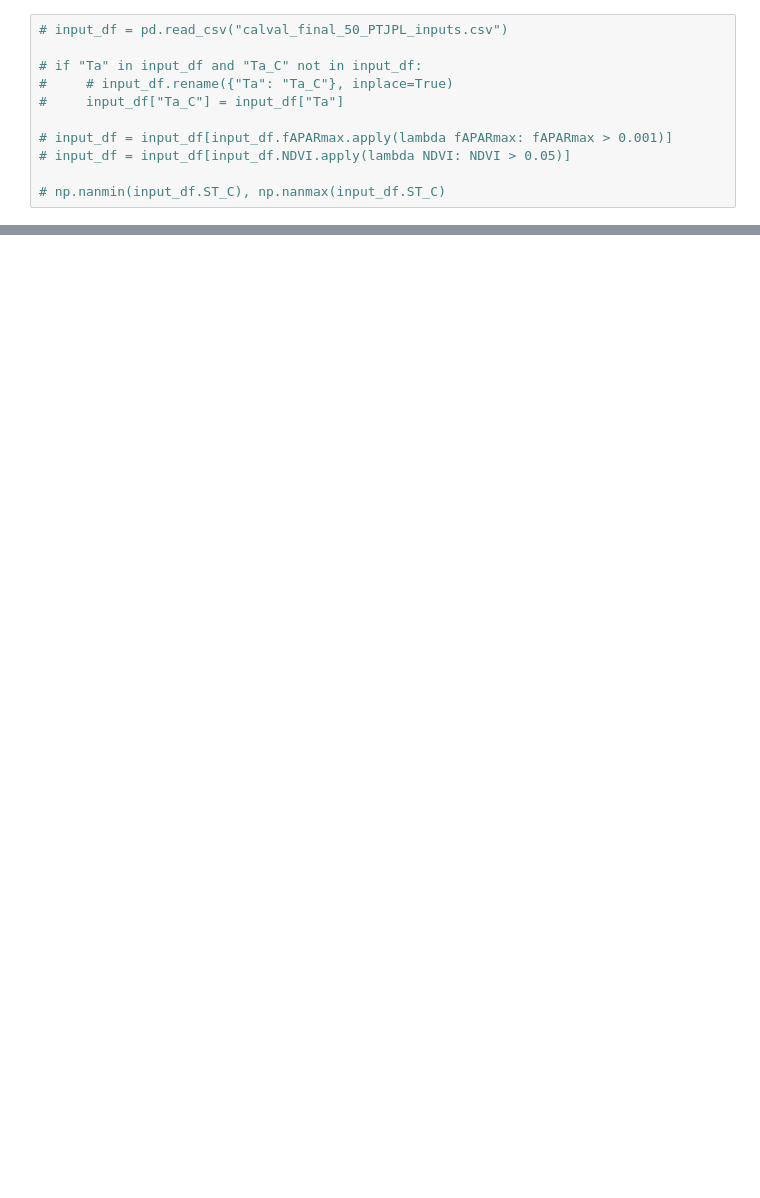
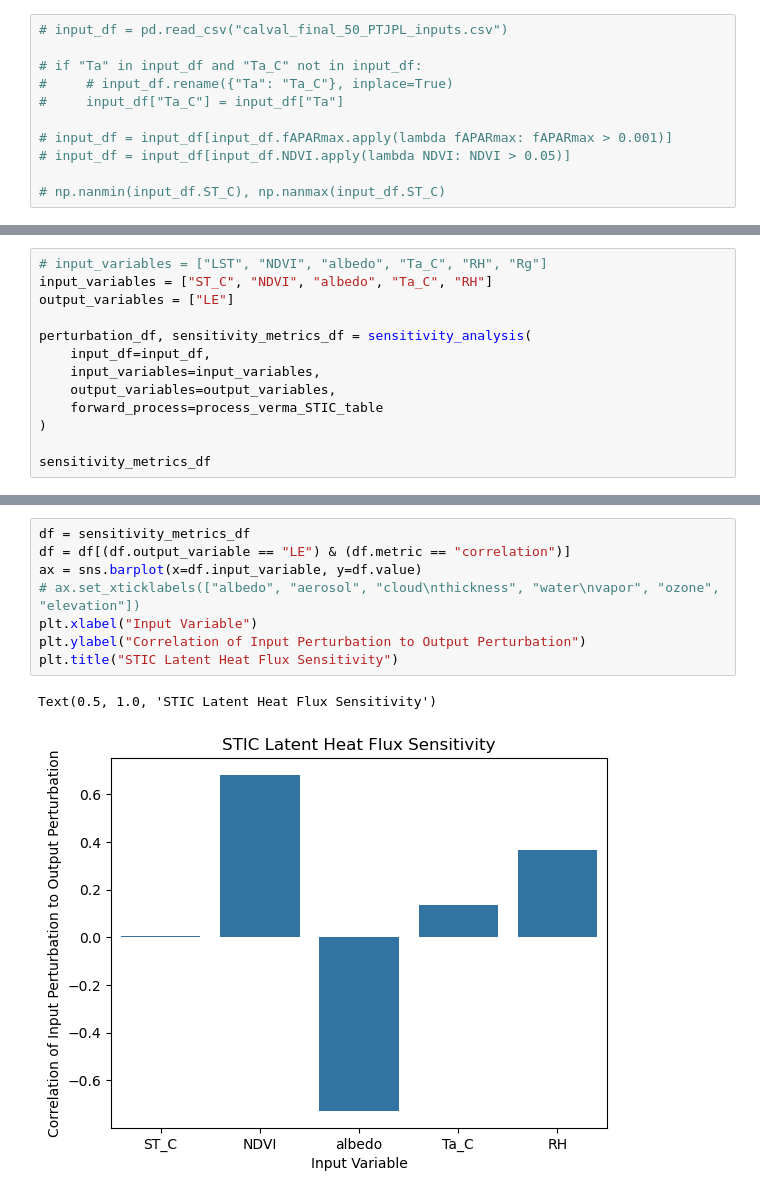
Before and after one commit to JPL-Evapotranspiration-Algorithms/ET-Sensitivity, a Jupyter notebook: STIC Sensitivity.ipynb, the cells around one changed output, grey strips where cells are left out. Saved outputs shown, nothing was run; the diff lists cells and outputs as text; blank space fills up the shorter version.

Commit message:
STIC sensitivity

```diff
--- a/STIC Sensitivity.ipynb
+++ b/STIC Sensitivity.ipynb
@@ -329,0 +152,13 @@ results_std_corr.to_csv('results_std_corr.csv', index=True)
+# %%
+# input_variables = ["LST", "NDVI", "albedo", "Ta_C", "RH", "Rg"]
+input_variables = ["ST_C", "NDVI", "albedo", "Ta_C", "RH"]
+output_variables = ["LE"]
+
+perturbation_df, sensitivity_metrics_df = sensitivity_analysis(
+    input_df=input_df,
+    input_variables=input_variables,
+    output_variables=output_variables,
+    forward_process=process_verma_STIC_table
+)
+
+sensitivity_metrics_df
@@ -329,0 +211,11 @@ results_std_corr.to_csv('results_std_corr.csv', index=True)
+# %%
+df = sensitivity_metrics_df
+df = df[(df.output_variable == "LE") & (df.metric == "correlation")]
+ax = sns.barplot(x=df.input_variable, y=df.value)
+# ax.set_xticklabels(["albedo", "aerosol", "cloud\nthickness", "water\nvapor", "ozone", "elevation"])
+plt.xlabel("Input Variable")
+plt.ylabel("Correlation of Input Perturbation to Output Perturbation")
+plt.title("STIC Latent Heat Flux Sensitivity")
+# %% [output]
+Text(0.5, 1.0, 'STIC Latent Heat Flux Sensitivity')
+[figure, added]
```
Also changed, not shown: parts of 13 cells of this notebook, 4 other files.
